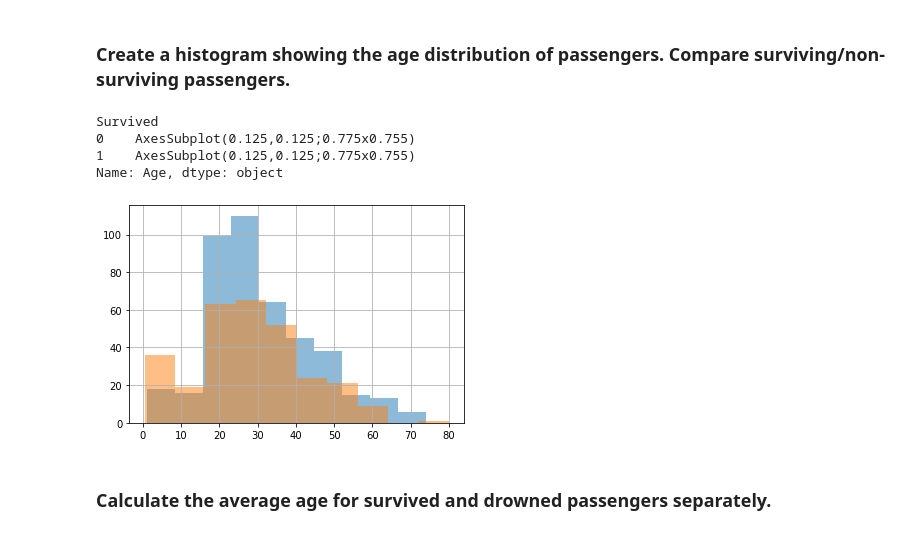
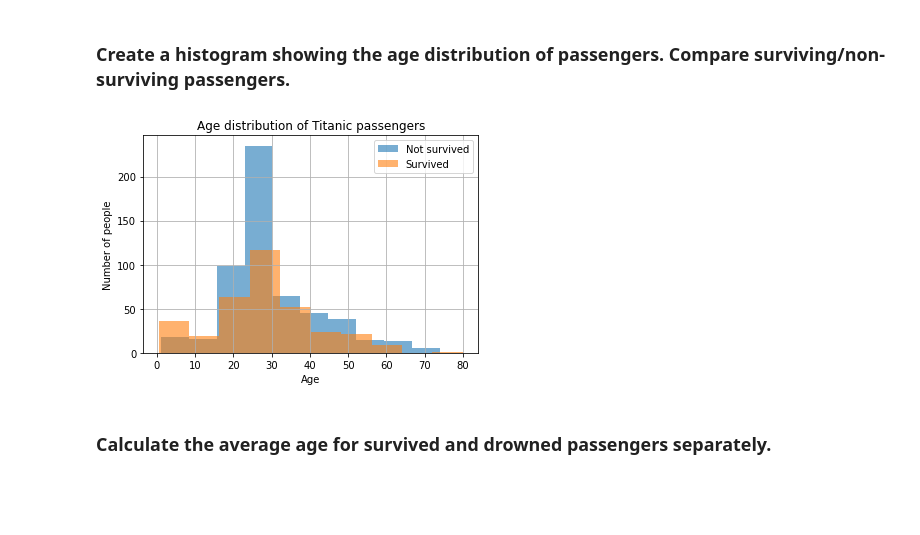
Before and after one commit to madinamarat/machine_learning_projects, a Jupyter notebook: 02_titanic/exploratory_data_analysis.ipynb, the cells around one changed output. Cells and saved outputs as stored; diff of their text form; code cells hidden in the pictures; blank space fills up the shorter version.

Commit message:
saving graph for readme

```diff
--- a/02_titanic/exploratory_data_analysis.ipynb
+++ b/02_titanic/exploratory_data_analysis.ipynb
@@ -44,14 +45,15 @@ df.groupby(['Sex', 'Pclass'])['Pclass'].count().unstack(1).plot.bar()
 
 
 ### Create a histogram showing the age distribution of passengers. Compare surviving/non-surviving passengers.
-# %%
-df.groupby('Survived')['Age'].hist(alpha=0.5)
-# %% [output]
-Survived
-0    AxesSubplot(0.125,0.125;0.775x0.755)
-1    AxesSubplot(0.125,0.125;0.775x0.755)
-Name: Age, dtype: object
-[figure, removed]
+# %%
+df.groupby('Survived')['Age'].hist(alpha=0.6)
+plt.legend(df["Survived"], labels=["Not survived", "Survived"])
+plt.title('Age distribution of Titanic passengers')
+plt.xlabel('Age')
+plt.ylabel('Number of people')
+plt.savefig('./data/age_distribution.png')
+# %% [output]
+[figure, added]
 # %% [markdown]
 ### Calculate the average age for survived and drowned passengers separately.
 # %%
```
Also changed, not shown: parts of 1 cell of this notebook.
